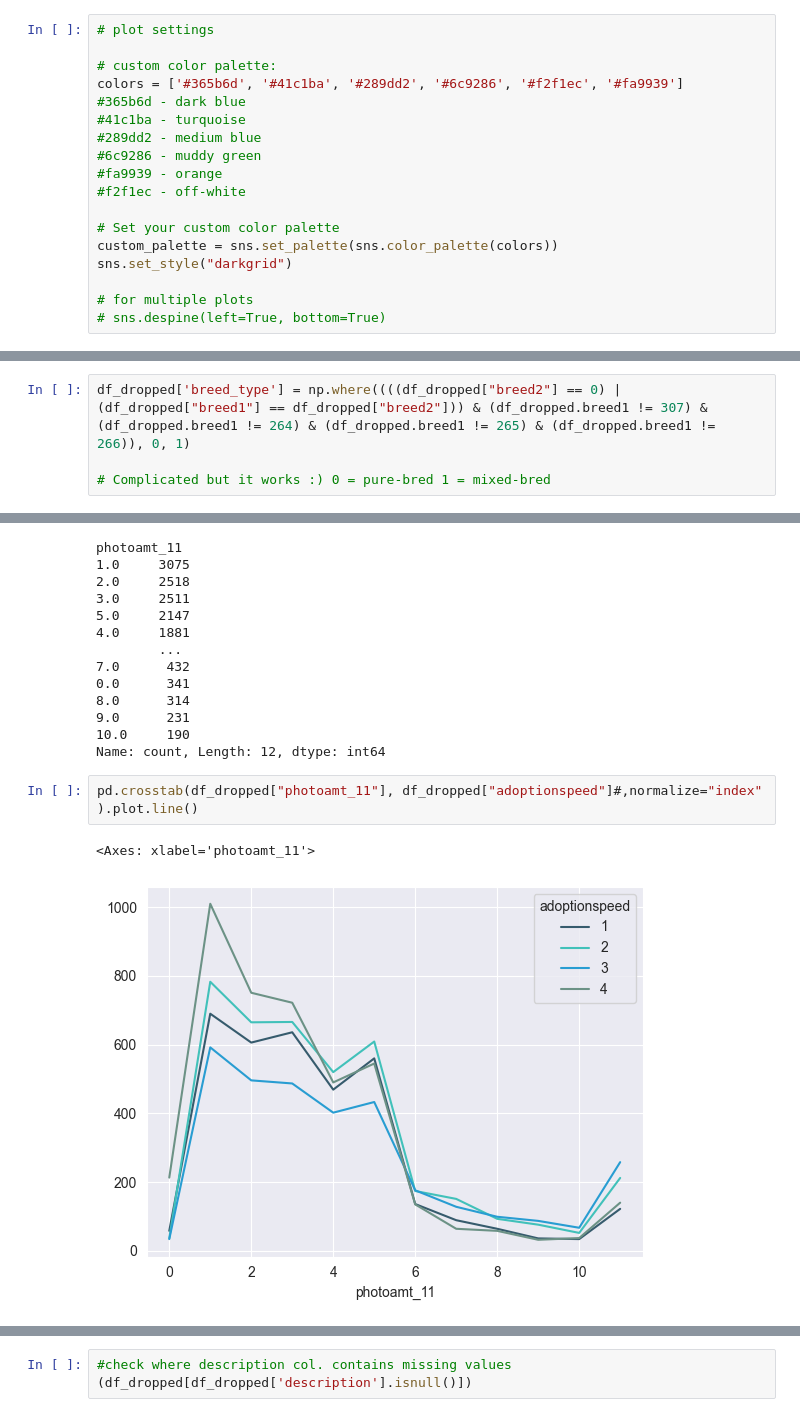
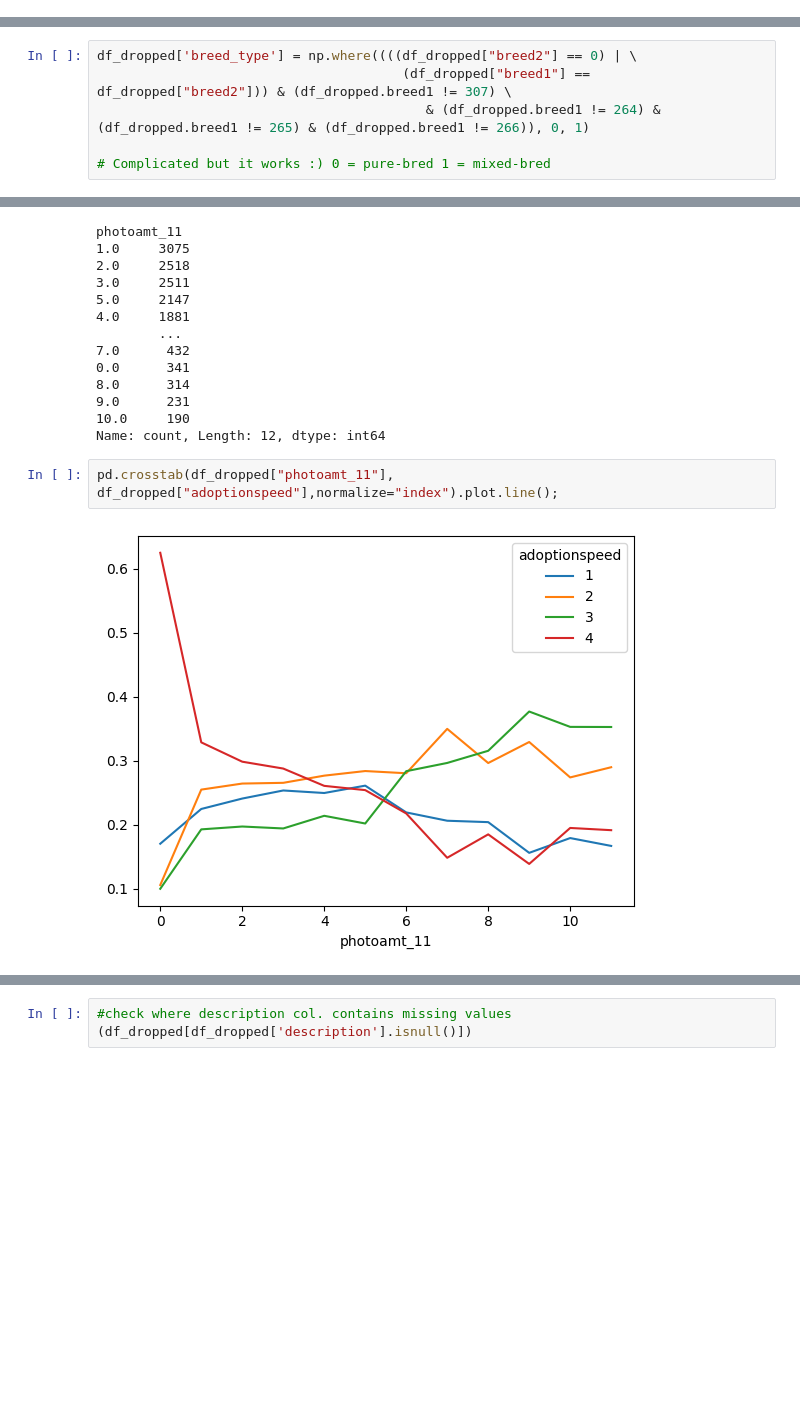
Before and after one commit to LanaCasselmann/ds_capstone_pet_adoptability, a Jupyter notebook: 01_EDA.ipynb, the cells around one changed output, grey strips where cells are left out. Drawn from its saved outputs; the diff is of its cells as text; blank space fills up the shorter version.

```diff
--- a/01_EDA.ipynb
+++ b/01_EDA.ipynb
@@ -28,21 +32,3 @@ from custom_functions import our_metrics
 import os
 
 pd.set_option('display.max_rows', 10)
-# %%
-# plot settings
-
-# custom color palette:
-colors = ['#365b6d', '#41c1ba', '#289dd2', '#6c9286', '#f2f1ec', '#fa9939']
-#365b6d - dark blue
-#41c1ba - turquoise
-#289dd2 - medium blue
-#6c9286 - muddy green
-#fa9939 - orange
-#f2f1ec - off-white
-
-# Set your custom color palette
-custom_palette = sns.set_palette(sns.color_palette(colors))
-sns.set_style("darkgrid")
-
-# for multiple plots
-# sns.despine(left=True, bottom=True)
@@ -226,6 +203,8 @@ breed1
 303     1
 Name: count, Length: 43, dtype: int64
 # %%
-df_dropped['breed_type'] = np.where((((df_dropped["breed2"] == 0) | (df_dropped["breed1"] == df_dropped["breed2"])) & (df_dropped.breed1 != 307) & (df_dropped.breed1 != 264) & (df_dropped.breed1 != 265) & (df_dropped.breed1 != 266)), 0, 1)
+df_dropped['breed_type'] = np.where((((df_dropped["breed2"] == 0) | \
+                                       (df_dropped["breed1"] == df_dropped["breed2"])) & (df_dropped.breed1 != 307) \
+                                          & (df_dropped.breed1 != 264) & (df_dropped.breed1 != 265) & (df_dropped.breed1 != 266)), 0, 1)
 
 # Complicated but it works :) 0 = pure-bred 1 = mixed-bred
@@ -465,9 +419,7 @@ photoamt_11
 10.0     190
 Name: count, Length: 12, dtype: int64
 # %%
-pd.crosstab(df_dropped["photoamt_11"], df_dropped["adoptionspeed"]#,normalize="index"
-).plot.line()
+pd.crosstab(df_dropped["photoamt_11"], df_dropped["adoptionspeed"],normalize="index").plot.line();
 # %% [output]
-<Axes: xlabel='photoamt_11'>
-[figure, old version]
+[figure, new version]
 # %% [markdown]
```
Also changed, not shown: parts of 129 cells of this notebook, 1 other file.
